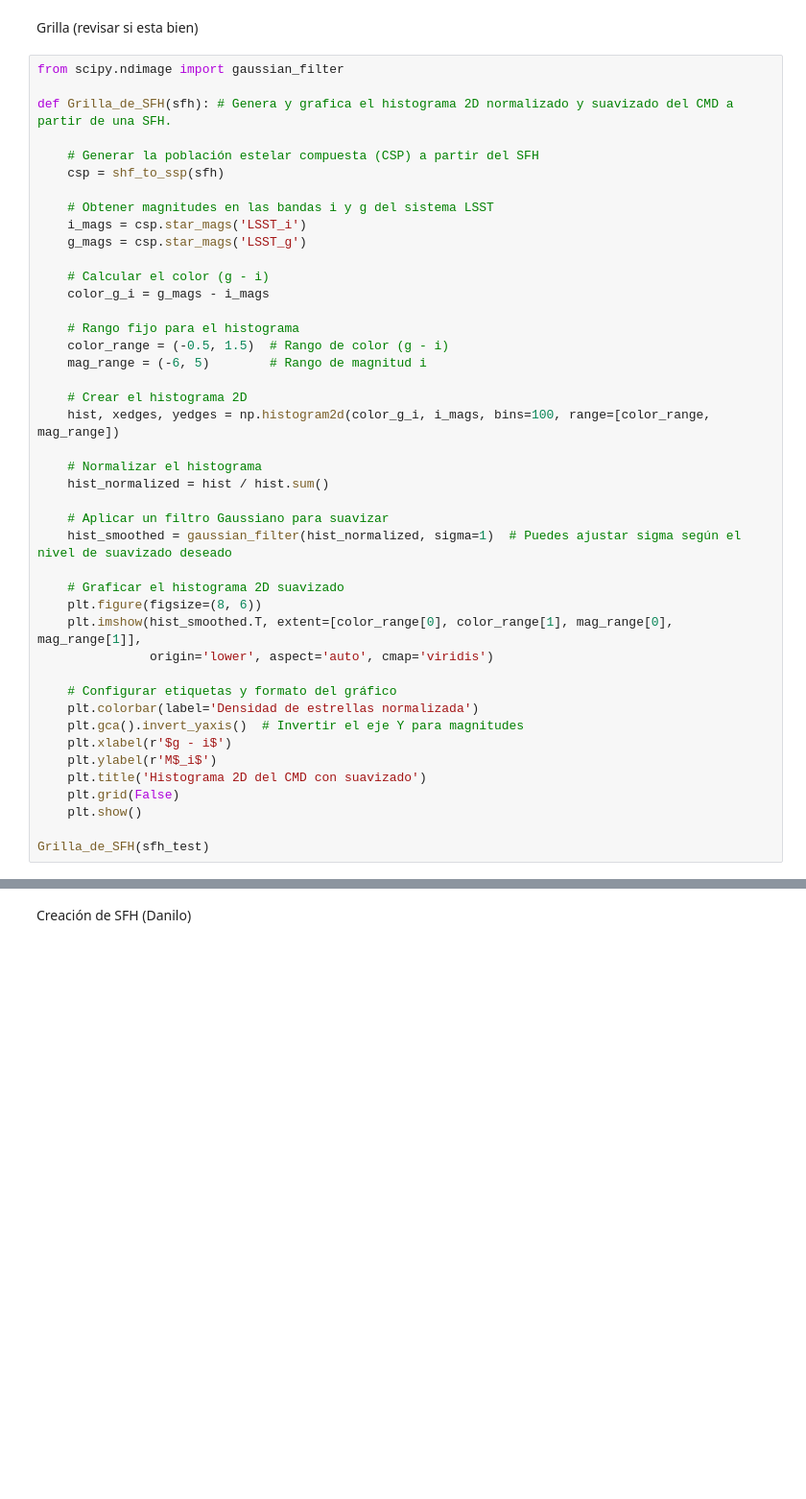
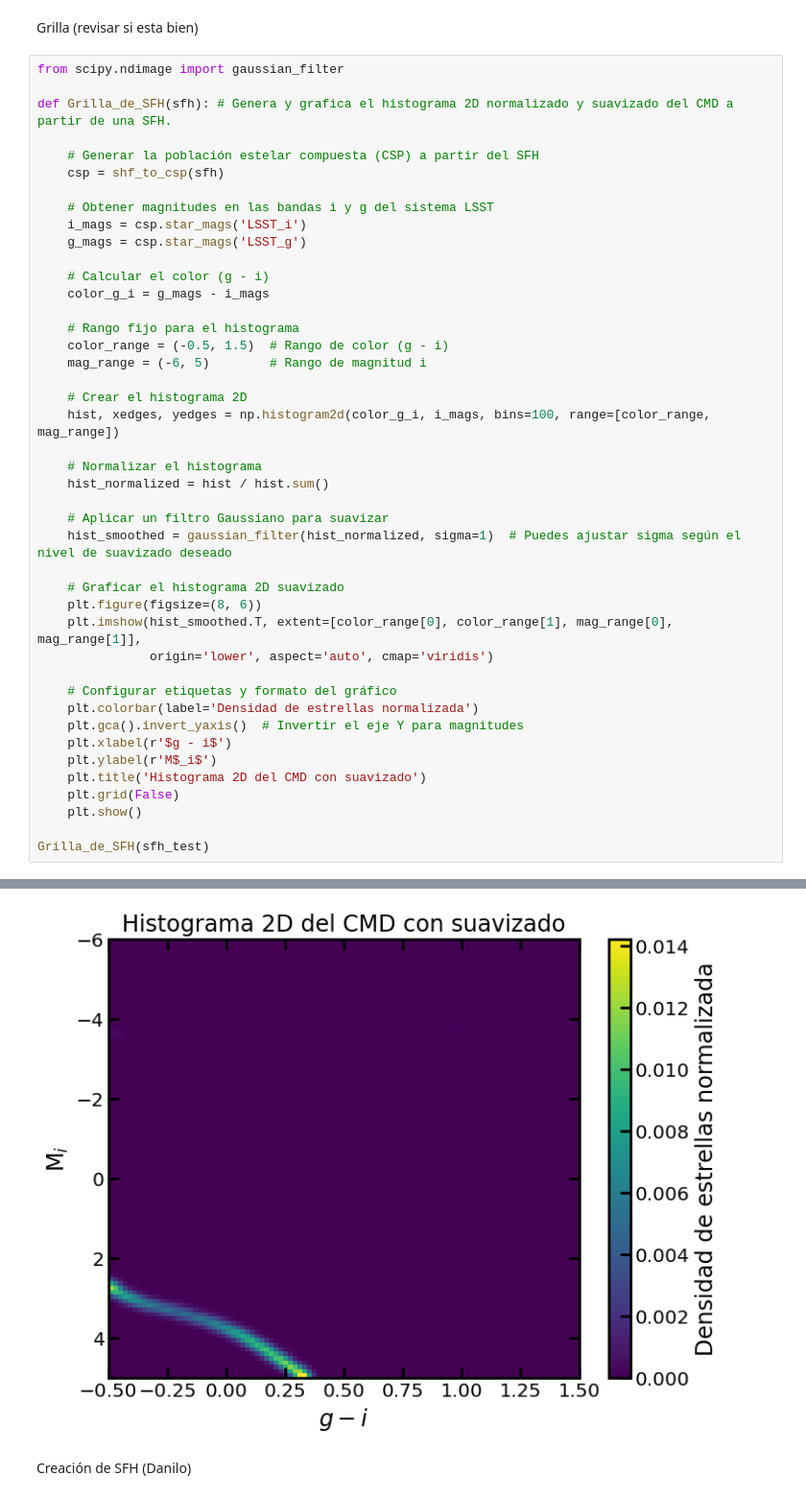
Before and after one commit to sebamonteirov/SFH_dwarf_galaxies, a Jupyter notebook: ProyectoModulo.ipynb, the cells around one changed output, grey strips where cells are left out. Shown at 96% size. Cells and saved outputs as stored; diff of their text form; blank space fills up the shorter version.

```diff
--- a/ProyectoModulo.ipynb
+++ b/ProyectoModulo.ipynb
@@ -239,7 +311,7 @@ from scipy.ndimage import gaussian_filter
 def Grilla_de_SFH(sfh): # Genera y grafica el histograma 2D normalizado y suavizado del CMD a partir de una SFH.
 
     # Generar la población estelar compuesta (CSP) a partir del SFH
-    csp = shf_to_ssp(sfh)
+    csp = shf_to_csp(sfh)
 
     # Obtener magnitudes en las bandas i y g del sistema LSST
     i_mags = csp.star_mags('LSST_i')
@@ -276,3 +348,4 @@ def Grilla_de_SFH(sfh): # Genera y grafica el histograma 2D normalizado y suaviz
     plt.show()
 
 Grilla_de_SFH(sfh_test)
+# %% [output]
@@ -279,3 +361,4 @@ Grilla_de_SFH(sfh_test)
+[figure, added]
 # %% [markdown]
 Creación de SFH (Danilo)
 # %%
```
Also changed, not shown: parts of 12 cells of this notebook.
